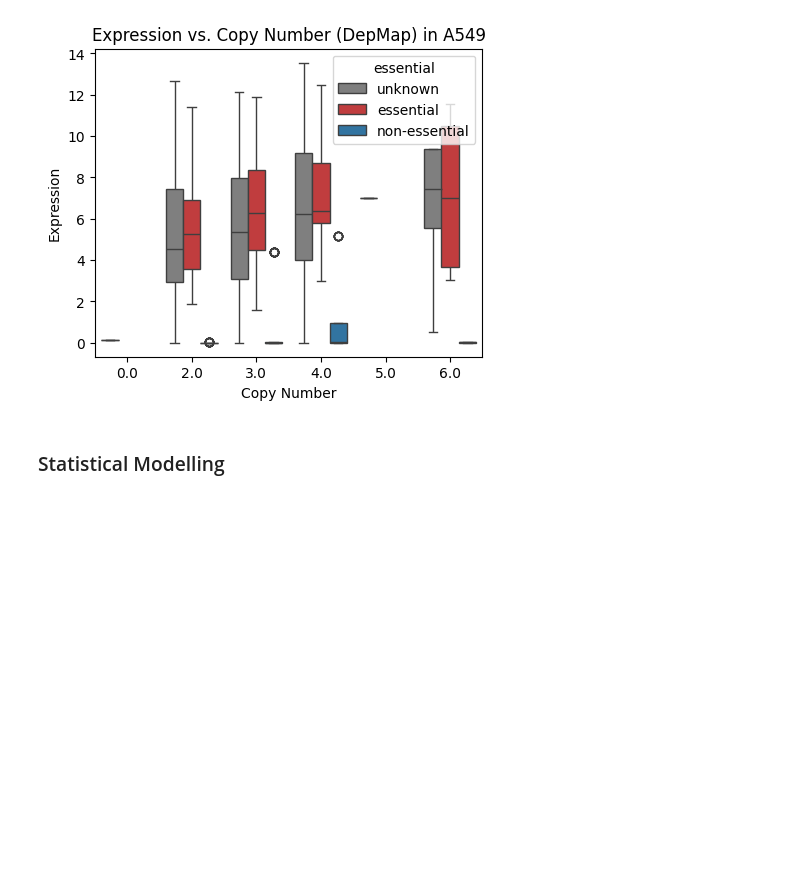
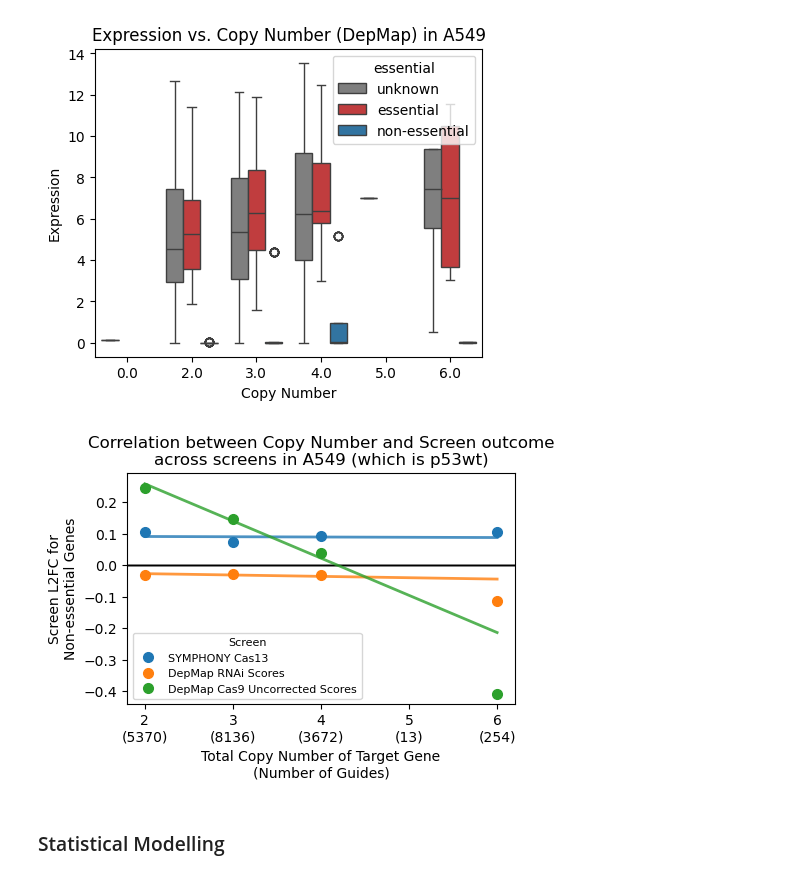
Before and after one commit to stefanpeidli/SYM101, a Jupyter notebook: notebooks/pooled_screen_1_CNE_statistical_models.ipynb, the cells around one changed output. Drawn from its saved outputs; the diff is of its cells as text; code cells hidden in the pictures; blank space fills up the shorter version.

```diff
--- a/notebooks/pooled_screen_1_CNE_statistical_models.ipynb
+++ b/notebooks/pooled_screen_1_CNE_statistical_models.ipynb
@@ -365,6 +349,68 @@ pl.savefig(f'../results/copynumber/expression_vs_cnv_{cell_line}.pdf', bbox_inch
 pl.show()
 # %% [output]
 [figure]
+# %%
+verbose=False
+show=False
+xkey='depmap_cn'
+fig, ax = pl.subplots(1, 1, figsize=(5, 3))
+
+for data, label, ykey, color in zip([df_sym, rnai_df, unc_df, brunello_df],
+                       ['SYMPHONY Cas13', 'DepMap RNAi Scores', 'DepMap Cas9 Uncorrected Scores'],
+                       ['avgFC', 'rnai_score', 'uncorrected_score'],
+                       ['tab:blue', 'tab:orange', 'tab:green']):
+    data = data[data[xkey]>0].copy()  # remove lost genes since we can't measure them really
+
+    # add regression lines for each hue
+    from scipy.stats import linregress
+    results = {}
+    hue = 'non-essential'
+    x, y = data[data.essential == hue][xkey], data[data.essential == hue][ykey]
+    mask = ~x.isna() & ~y.isna() & (y!=np.infty)
+    res = linregress(x[mask].astype(float).values, y[mask].astype(float).values, alternative='less')
+    slope, intercept, r_value, p_value, std_err = res
+
+    # Calculate 95% confidence interval on slope and intercept:
+    # Two-sided inverse Students t-distribution
+    # p - probability, df - degrees of freedom
+    from scipy.stats import t
+    tinv = lambda p, df: abs(t.ppf(p/2, df))
+    ts = tinv(0.05, len(x)-2)
+    if hue=='non-essential' and verbose:
+        print(f'{hue}: slope={slope:.3f}, intercept={intercept:.3f}, r_value={r_value:.3f}, p_value={p_value:.3f}, std_err={std_err:.3f}')
+        print(f"slope (95%): {res.slope:.3f} +/- {ts*res.stderr:.3f}")
+        print(f"intercept (95%): {res.intercept:.3f}"
+            f" +/- {ts*res.intercept_stderr:.3f}")
+    results[hue] = [slope, intercept, std_err, res.intercept_stderr, r_value, p_value]
+    results = pd.DataFrame(results, index=['slope', 'intercept', 'slope_stderr', 'intercept_stderr', 'r_value', 'p_value']).T
+
+    n_entries = data.groupby(xkey).size()
+
+    # plot means and regression lines
+    means = data[(data.essential == hue) & (data[ykey]!=np.infty)].groupby(xkey).mean()
+    ax.plot(means.index, means[ykey], 'o', label=label, color=color, markersize=7)
+    # plot regression line
+    slope, intercept, *_ = results.loc[hue]
+    x = np.linspace(means.index.min(), means.index.max(), 100)
+    y = x * slope + intercept
+    ax.plot(x, y, linestyle='-', color=color, linewidth=2, alpha=0.8)
+
+    n_entries = data.groupby(xkey).size().astype(int)
+    n_entries = n_entries[n_entries>1]  # remove singletons
+    ax.set_xticks(n_entries.index)
+    ax.set_xticklabels([f'{int(x)}\n({n})' for x, n in zip(n_entries.index, n_entries)])
+
+    # Add number of entries to x-axis tick labels
+    ax.legend(fontsize=8, title='Screen', title_fontsize=8)
+    ax.set_xlabel('Total Copy Number of Target Gene\n(Number of Guides)')
+    ax.set_ylabel("Screen L2FC for\nNon-essential Genes")
+    ax.set_title(f'Correlation between Copy Number and Screen outcome\nacross screens in {cell_line} (which is p53wt)')
+    ax.axhline(0, color='black', linewidth=1, zorder=-1)
+    # pl.suptitle(label, fontsize=16, y=1.1)
+    pl.savefig(f'../results/copynumber/cnv_vs_lfc_{cell_line}_boxplots_nonessential.pdf', bbox_inches='tight')
+pl.show()
+# %% [output]
+[figure, added]
 # %% [markdown]
 ### Statistical Modelling
 # %%
```
Also changed, not shown: parts of 2 cells of this notebook, 12 other files.
